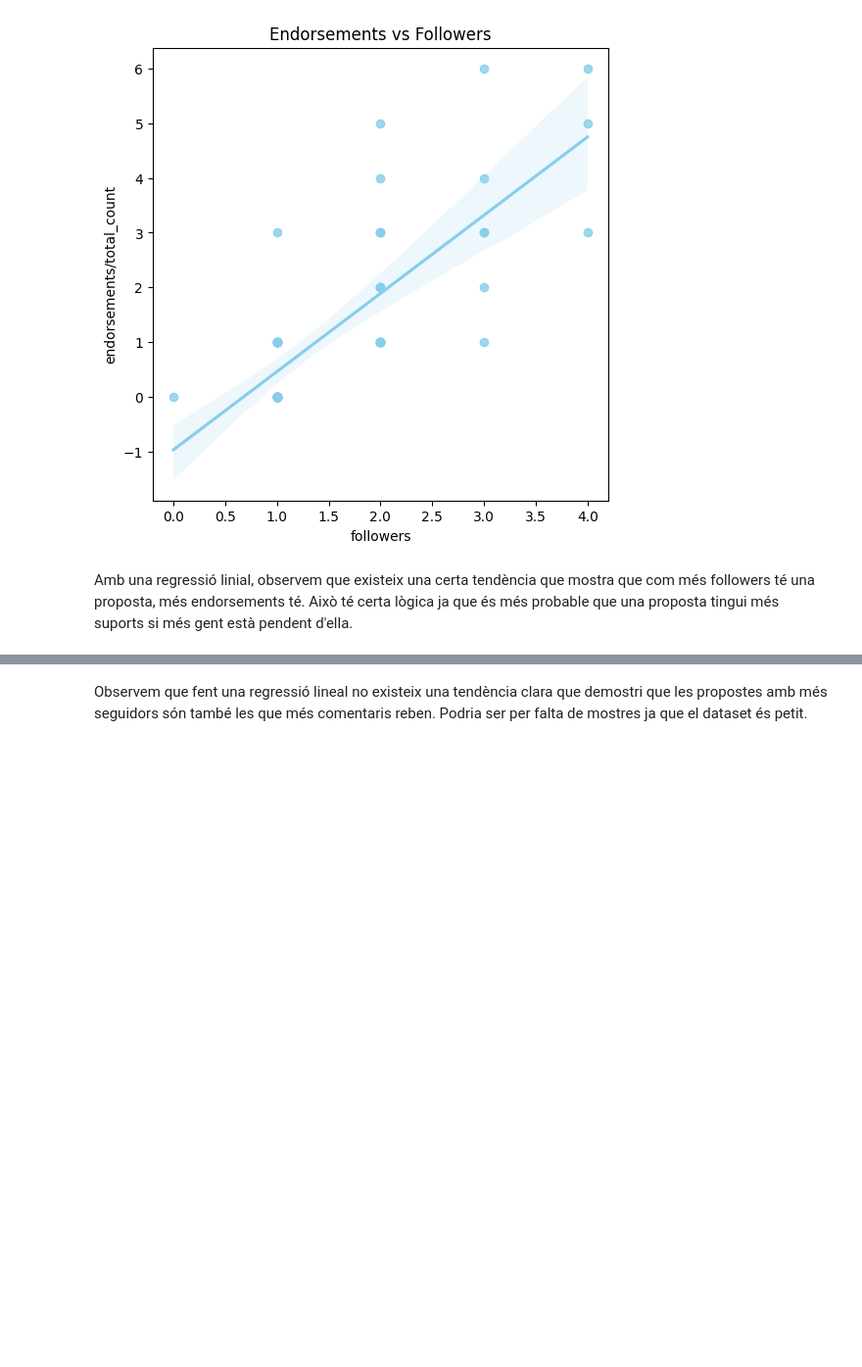
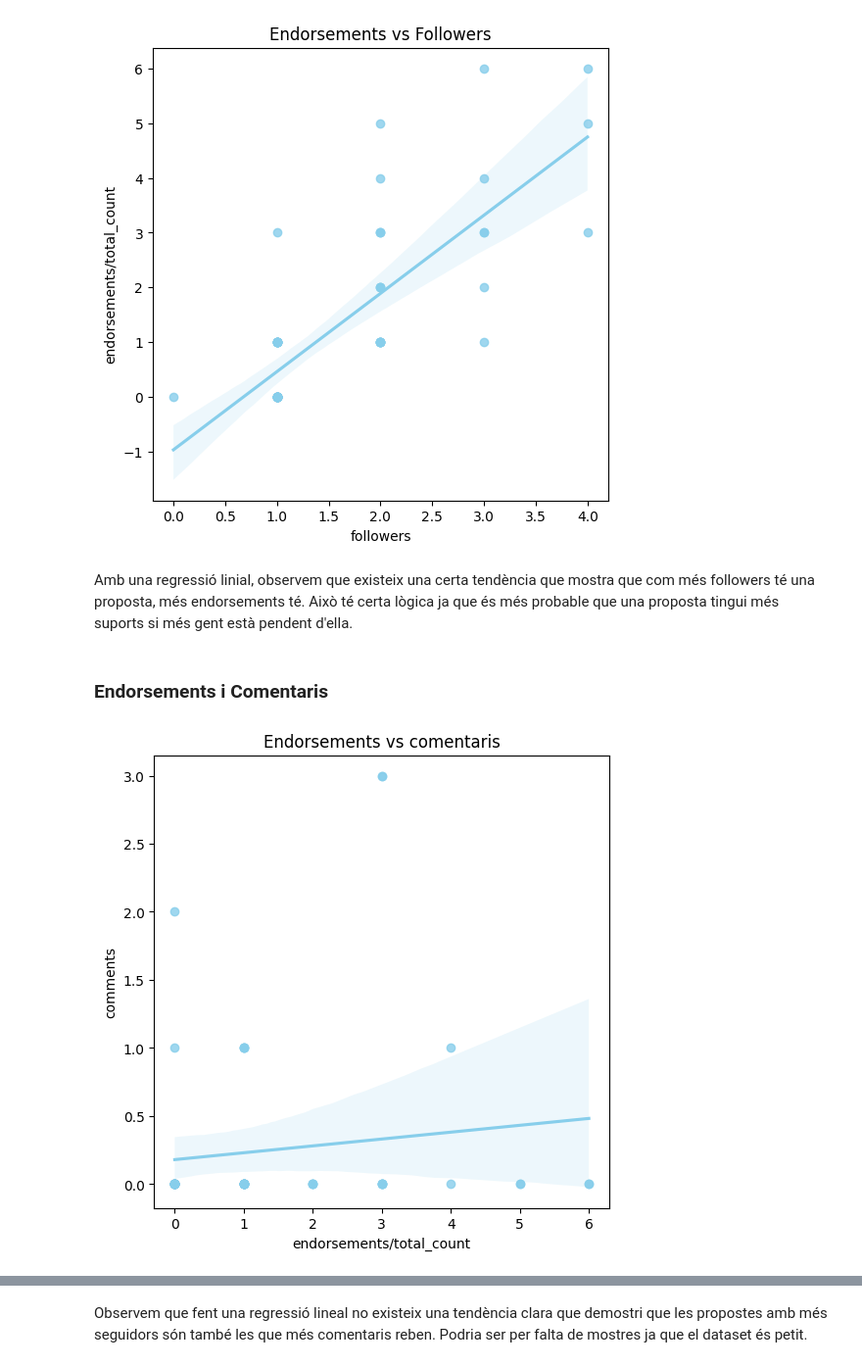
Before and after one commit to NoOPeEKS/dades-assemblea-clima, a Jupyter notebook: exploracio_csv.ipynb, the cells around one changed output, grey strips where cells are left out. Shown: that part at 98% size. Cells and saved outputs as stored; diff of their text form; code cells hidden in the pictures; blank space fills up the shorter version.

```diff
--- a/exploracio_csv.ipynb
+++ b/exploracio_csv.ipynb
@@ -802,3 +802,12 @@ plt.show()
 [figure]
 # %% [markdown]
 Amb una regressió linial, observem que existeix una certa tendència que mostra que com més followers té una proposta, més endorsements té. Això té certa lògica ja que és més probable que una proposta tingui més suports si més gent està pendent d'ella.
+# %% [markdown]
+### Endorsements i Comentaris
+# %%
+plt.figure(figsize=(6,6))
+sns.regplot(x="endorsements/total_count", y="comments", color = 'skyblue', data=df_proposals)
+plt.title("Endorsements vs comentaris")
+plt.show()
+# %% [output]
+[figure, added]
```
Also changed, not shown: parts of 12 cells of this notebook.
